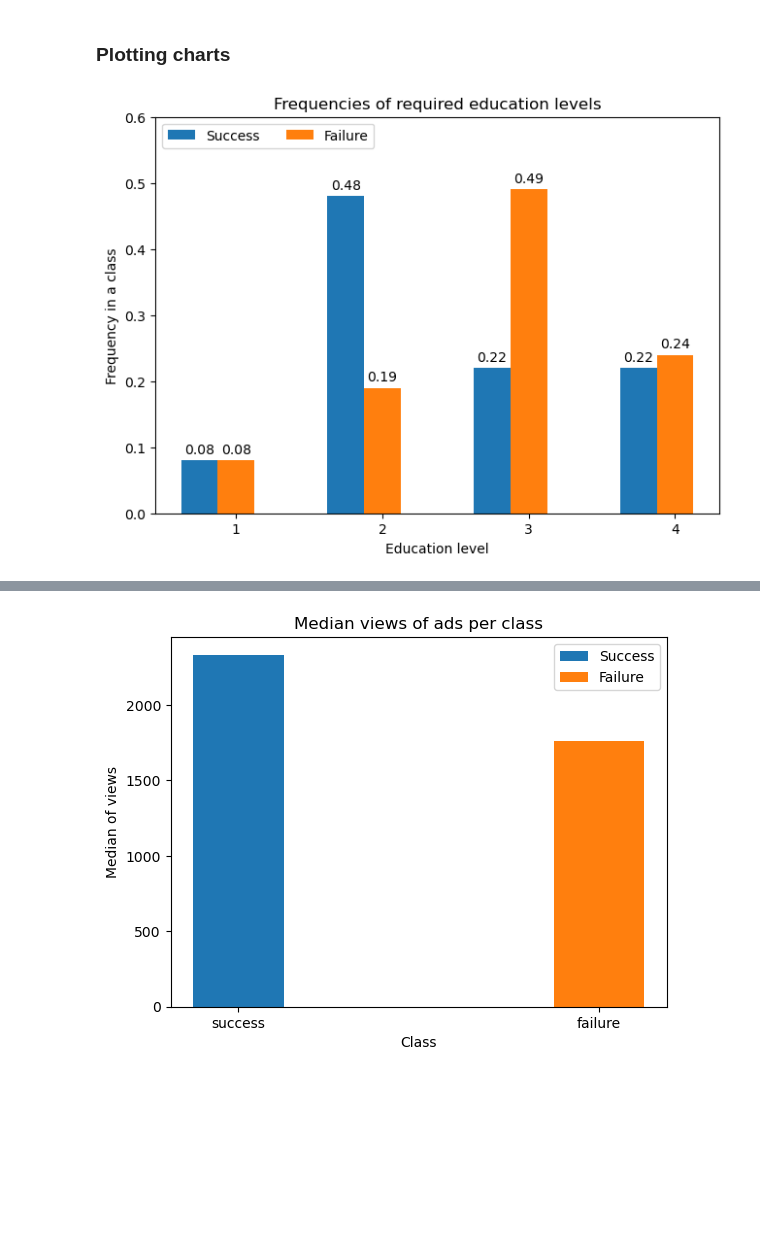
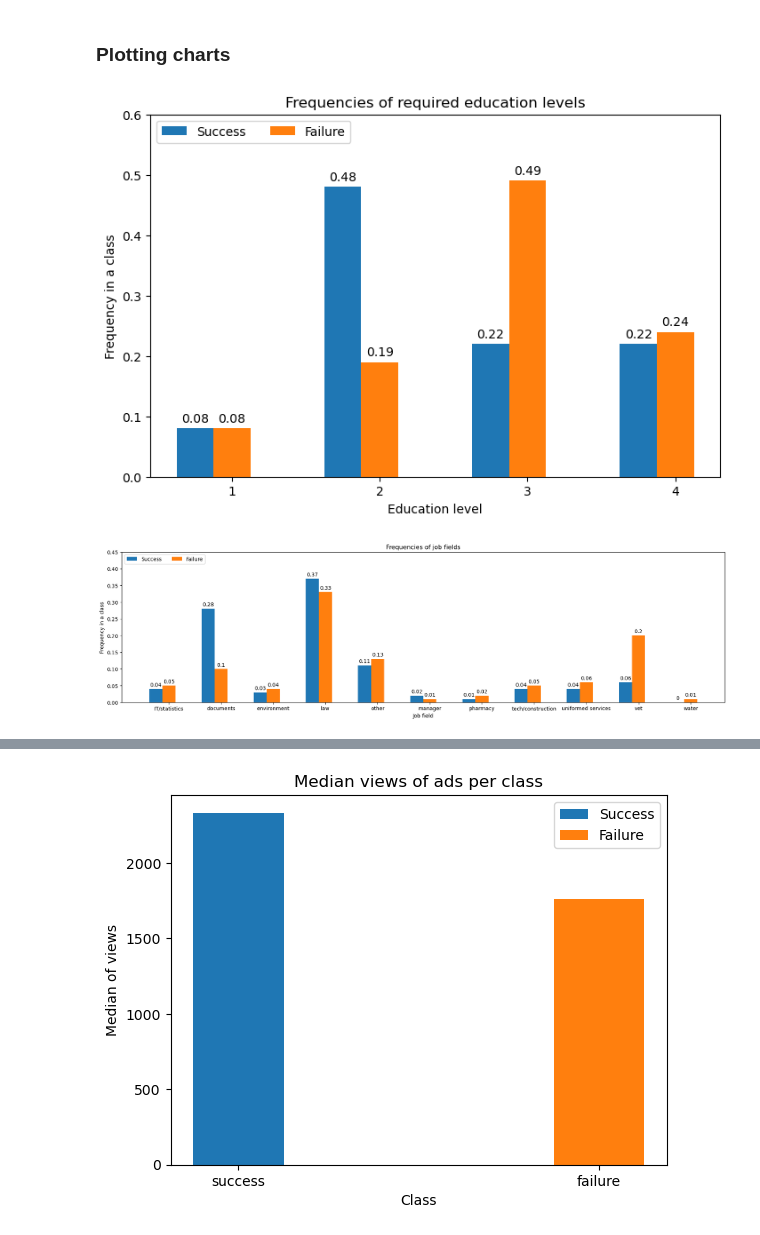
Before and after one commit to BERENZ/2024-mgr-sluzba-cywilna, a Jupyter notebook: Python/Code/EDA.ipynb, the cells around one changed output, grey strips where cells are left out. Drawn from its saved outputs; the diff is of its cells as text; code cells hidden in the pictures; blank space fills up the shorter version.

Commit message:
Job fields and positions EDA
Updated EDA so that it matches recent changes in Further_data_cleansing

```diff
--- a/Python/Code/EDA.ipynb
+++ b/Python/Code/EDA.ipynb
@@ -59,7 +61,7 @@ avg_req_len_failure = df_failure['requirements'].str.len().mean()
 # Based on an example from the Matplotlib documentation:
 # https://matplotlib.org/stable/gallery/lines_bars_and_markers/barchart.html#sphx-glr-gallery-lines-bars-and-markers-barchart-py
 
-def display_grouped_bar_chart(x_labels:tuple, success_attributes:tuple, failure_attributes:tuple, xlabel:str, ylabel:str, title:str, upper_y_value:float, placement:str):
+def display_grouped_bar_chart(x_labels:tuple, success_attributes:tuple, failure_attributes:tuple, xlabel:str, ylabel:str, title:str, upper_y_value:float, placement:str, chart_width:int):
 
     attributes = {
         'Success': success_attributes,
@@ -71,6 +73,7 @@ def display_grouped_bar_chart(x_labels:tuple, success_attributes:tuple, failure_
     multiplier = 0
 
     fig, ax = plt.subplots(layout='constrained')
+    fig.set_figwidth(chart_width)
 
     for trait_label, value in attributes.items():
         offset = bar_width * multiplier
@@ -90,19 +93,39 @@ def display_grouped_bar_chart(x_labels:tuple, success_attributes:tuple, failure_
 # %%
 # Required education level comparison.
 
-# First, we're rounding numbers for more clarity in the chart.
+# Rounding numbers for more clarity in the chart.
 rounded_ed_success_values = []
 rounded_ed_failure_values = []
 
 for number in education_success["frequency"].values:
     rounded_ed_success_values.append(round(number, 2))
 for number in education_failure["frequency"].values:
     rounded_ed_failure_values.append(round(number, 2))
 
 display_grouped_bar_chart(
     ('1', '2', '3', '4'), rounded_ed_success_values,
     rounded_ed_failure_values, 'Education level',
-    'Frequency in a class', 'Frequencies of required education levels', 0.60, placement='upper left'
+    'Frequency in a class', 'Frequencies of required education levels', 0.60, placement='upper left',
+    chart_width=7
 )
 # %% [output]
-[figure, old version]
+[figure, new version]
+# %%
+# Frequencies for various job fields.
+
+# Rounding numbers for more clarity in the chart.
+rounded_field_success_values = []
+rounded_field_failure_values = []
+
+for number in job_fields_success["frequency"].values:
+    rounded_field_success_values.append(round(number, 2))
+for number in job_fields_failure["frequency"].values:
+    rounded_field_failure_values.append(round(number, 2))
+
+display_grouped_bar_chart(
+    ('IT/statistics', 'documents', 'environment', 'law', 'other', 'manager', 'pharmacy', 'tech/construction', 'uniformed services', 'vet', 'water'), rounded_field_success_values,
+    rounded_field_failure_values, 'Job field',
+    'Frequency in a class', 'Frequencies of job fields', 0.45, placement='upper left', chart_width=17
+)
+# %% [output]
+[figure, added]
```
Also changed, not shown: parts of 5 cells of this notebook, 1 other file.
